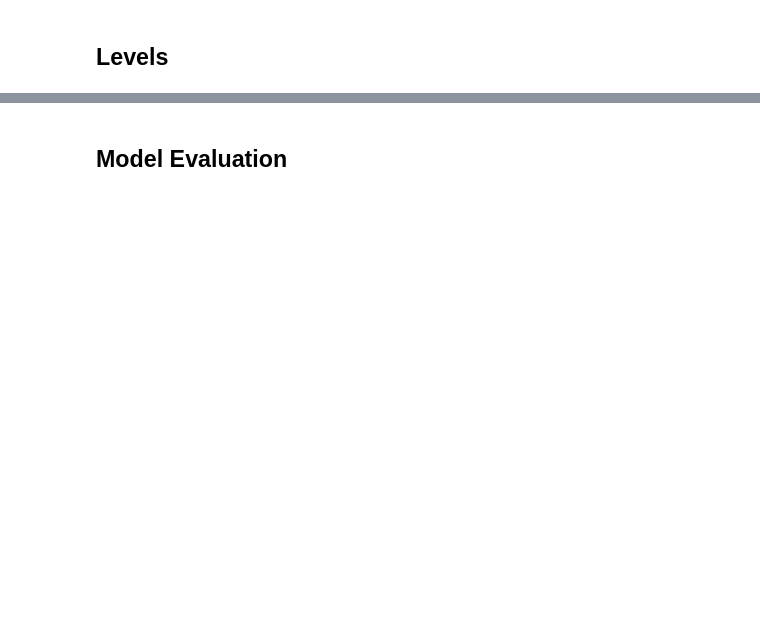
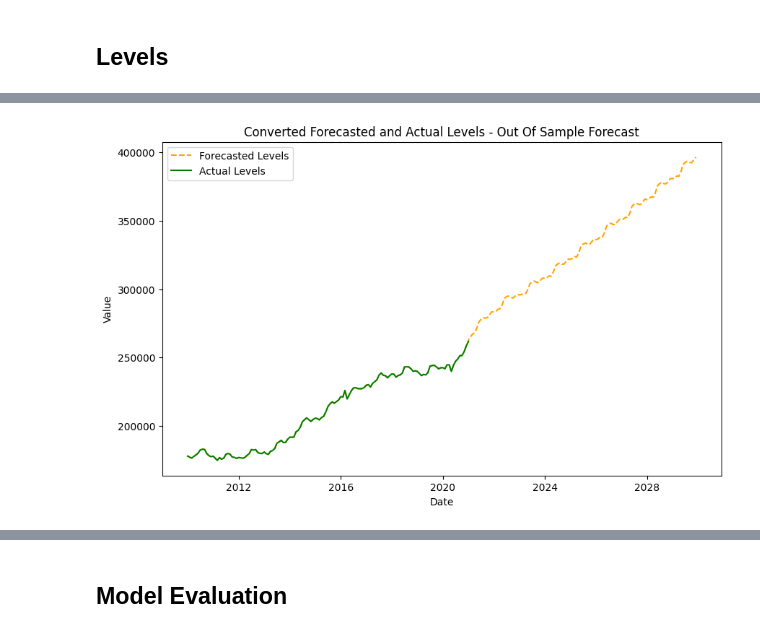
Before and after one commit to amyfthau/CFGSum23D1G4, a Jupyter notebook: Modelling.ipynb, the cells around one changed output, grey strips where cells are left out. Cells and saved outputs as stored; diff of their text form; code cells hidden in the pictures; blank space fills up the shorter version.

```diff
--- a/Modelling.ipynb
+++ b/Modelling.ipynb
@@ -684,0 +580,24 @@ ValueError: ignored
+# %%
+# Convert forecasted percentage changes back to levels
+SARIMA_forecasted_levels = original_levels_df['AvgPriceUK_monthly'].iloc[-1] * (1 + SARIMA_forecast.predicted_mean / 100).cumprod()
+
+# Generate a range of dates for the forecasted levels until 2030
+forecasted_dates = pd.date_range(start=data_df.index[-1], periods=len(SARIMA_forecasted_levels), freq='MS')
+
+# Create a DataFrame for the forecasted levels until 2030
+SARIMA_forecasted_levels_df = pd.DataFrame({'AvgPriceUK_monthly': SARIMA_forecasted_levels.values}, index=forecasted_dates)
+
+# Concatenate the actual levels and forecasted levels DataFrames until 2030
+SARIMA_combined_levels_df = pd.concat([original_levels_df, SARIMA_forecasted_levels_df])
+
+# Plot the combined forecasted and actual levels until 2030
+plt.figure(figsize=(10, 6))
+plt.plot(SARIMA_combined_levels_df.index, SARIMA_combined_levels_df['AvgPriceUK_monthly'], color='orange', linestyle='--', label='Forecasted Levels')
+plt.plot(original_levels_df.index, original_levels_df['AvgPriceUK_monthly'], color='green', linestyle='-', label='Actual Levels')
+plt.xlabel('Date')
+plt.ylabel('Value')
+plt.title('Converted Forecasted and Actual Levels - Out Of Sample Forecast')
+plt.legend()
+plt.show()
+# %% [output]
+[figure, added]
```
Also changed, not shown: parts of 72 cells of this notebook.
